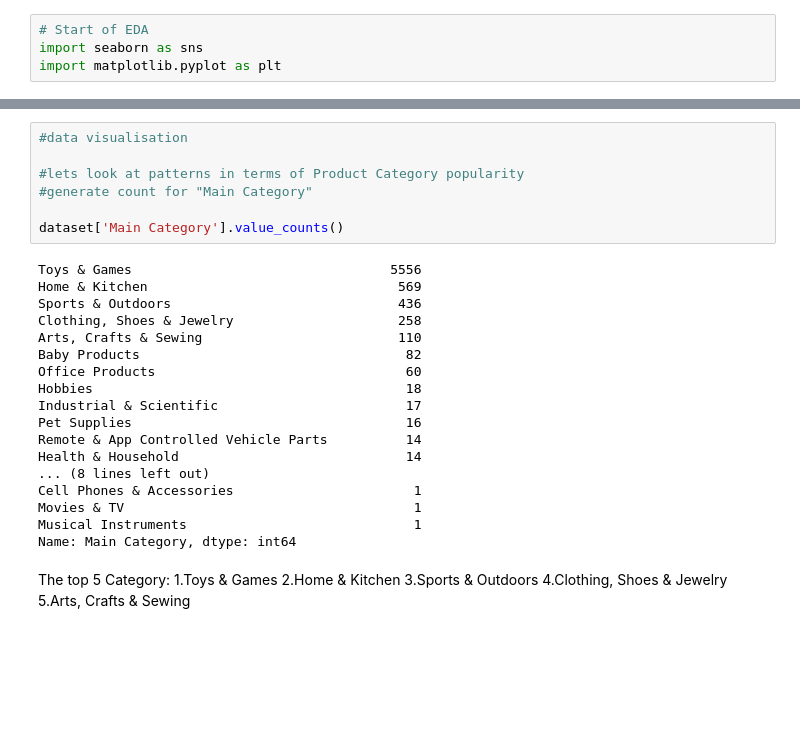
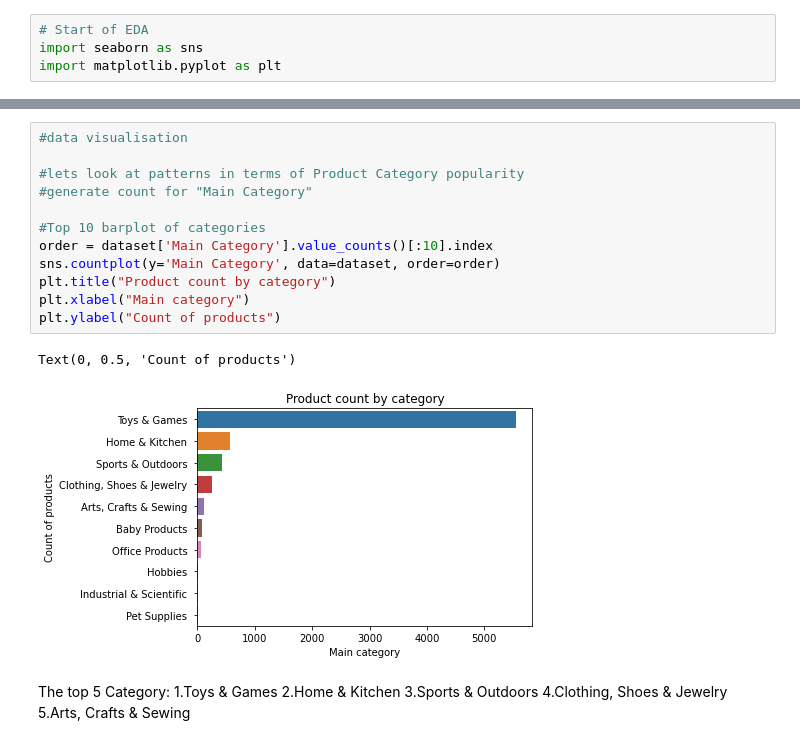
Before and after one commit to sherincheah/amz-ecom-recommender, a Jupyter notebook: Data Cleaning & EDA for Amazon products.ipynb, the cells around one changed output, grey strips where cells are left out. Drawn from its saved outputs; the diff is of its cells as text; blank space fills up the shorter version.

```diff
--- a/Data Cleaning & EDA for Amazon products.ipynb
+++ b/Data Cleaning & EDA for Amazon products.ipynb
@@ -137,28 +171,18 @@ import matplotlib.pyplot as plt
 # %%
 #data visualisation
 
 #lets look at patterns in terms of Product Category popularity
 #generate count for "Main Category"
 
-dataset['Main Category'].value_counts()
+#Top 10 barplot of categories
+order = dataset['Main Category'].value_counts()[:10].index
+sns.countplot(y='Main Category', data=dataset, order=order)
+plt.title("Product count by category")
+plt.xlabel("Main category")
+plt.ylabel("Count of products")
 # %% [output]
-Toys & Games                                 5556
-Home & Kitchen                                569
-Sports & Outdoors                             436
-Clothing, Shoes & Jewelry                     258
-Arts, Crafts & Sewing                         110
-Baby Products                                  82
-Office Products                                60
-Hobbies                                        18
-Industrial & Scientific                        17
-Pet Supplies                                   16
-Remote & App Controlled Vehicle Parts          14
-Health & Household                             14
-... (8 lines left out)
-Cell Phones & Accessories                       1
-Movies & TV                                     1
-Musical Instruments                             1
-Name: Main Category, dtype: int64
+Text(0, 0.5, 'Count of products')
+[figure, added]
 # %% [markdown]
 The top 5 Category:
 1.Toys & Games
```
Also changed, not shown: parts of 34 cells of this notebook.
